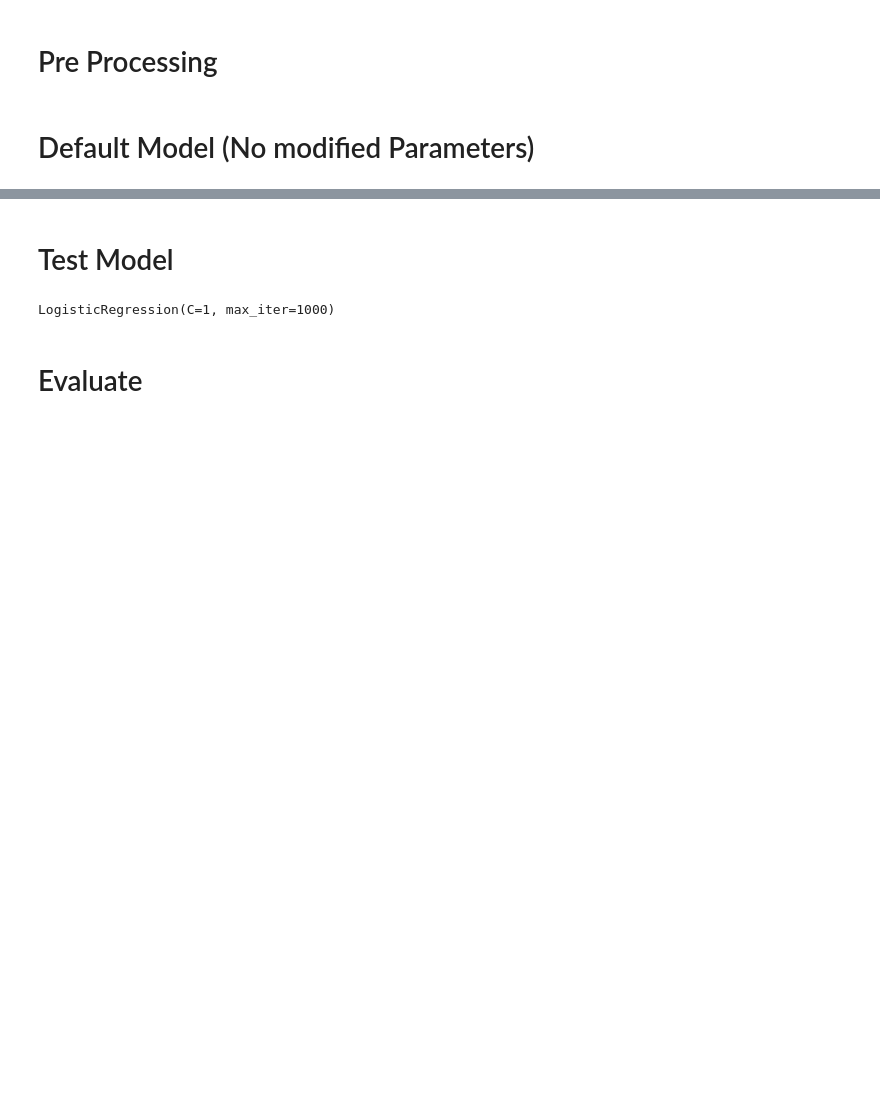
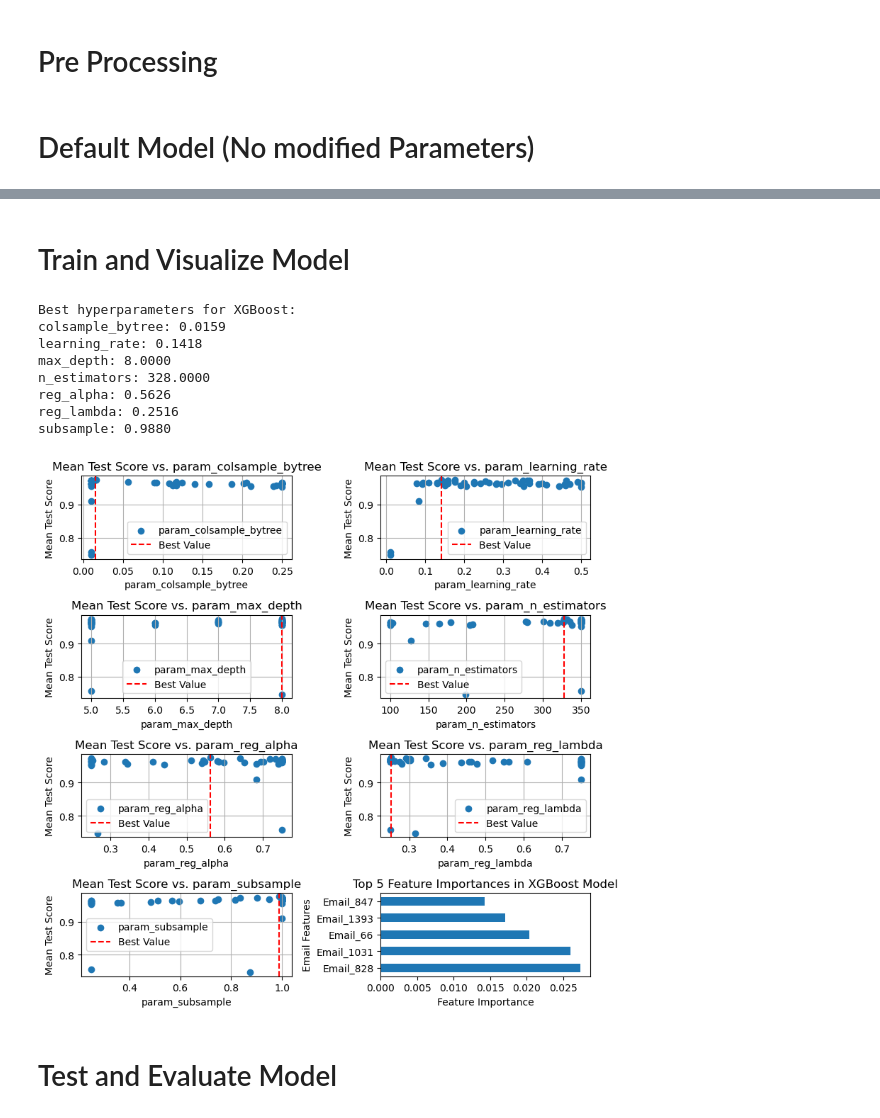
Before and after one commit to AnthonyDest/Spam-Email-Detection, a Jupyter notebook: general.ipynb, the cells around one changed output, grey strips where cells are left out. Cells and saved outputs as stored; diff of their text form; code cells hidden in the pictures; blank space fills up the shorter version.

```diff
--- a/general.ipynb
+++ b/general.ipynb
@@ -24,9 +26,7 @@ X_train, X_test, y_train, y_test = train_test_split(x_vectorized, y, test_size=0
 # Default Model (No modified Parameters)
 # %%
 # Example of a basic logistic regression model
-from sklearn.linear_model import LogisticRegression
 
-
-basic_model = LogisticRegression()
+basic_model = XGBClassifier()
 basic_model.fit(X_train, y_train)
 # %% [output]
@@ -38,13 +97,68 @@ LogisticRegression()
+# %% [markdown]
+# Train and Visualize Model
+# %%
+# Get the best hyperparameters for XGBoost
+best_params_xgb = xgb_search.best_params_
+
+# Train XGBoost with the best hyperparameters
+xgb_best = XGBClassifier(**best_params_xgb)
+xgb_best.fit(X_train, y_train)
+
+print("Best hyperparameters for XGBoost:")
+for param, value in best_params_xgb.items():
+    print(f"{param}: {value:.4f}")
+
+# Convert cv_results_ to DataFrame
+cv_results_df = pd.DataFrame(xgb_search.cv_results_)
+
+# Extract relevant columns except 'max_depth'
+# param_columns = [col for col in cv_results_df.columns if col.startswith("param_") and col != "param_max_depth"]
+param_columns = [col for col in cv_results_df.columns if col.startswith("param_")]
+mean_test_score = cv_results_df["mean_test_score"]
+
+# Plot the data for each hyperparameter separately
+fig, axes = plt.subplots(4, 2, figsize=(8, 8))
+
+for i, param_col in enumerate(param_columns):
+    row = i // 2
+    col = i % 2
+
+    ax = axes[row, col]
+    # ax.plot(cv_results_df[param_col], mean_test_score, marker='o', label=param_col)
+    ax.scatter(cv_results_df[param_col], mean_test_score, label=param_col)
+
+    # Highlight the best value
+    best_index = cv_results_df["mean_test_score"].idxmax()
+    best_value = cv_results_df[param_col][best_index]
+    ax.axvline(x=best_value, color='r', linestyle='--', label='Best Value')
+
+    ax.set_xlabel(param_col)
+    ax.set_ylabel("Mean Test Score")
+    ax.set_title("Mean Test Score vs. " + param_col)
+    ax.legend()
+    ax.grid(True)
+
+temp_index = [f"Email_{i}" for i in range(len(xgb_best.feature_importances_))]
+feat_importances = pd.Series(xgb_best.feature_importances_, index=temp_index)
+feat_importances.nlargest(5).plot(kind='barh', ax=axes[-1, -1])
+axes[-1, -1].set_xlabel('Feature Importance')
+axes[-1, -1].set_ylabel('Email Features')
+axes[-1, -1].set_title('Top 5 Feature Importances in XGBoost Model')
+
+plt.tight_layout()
+plt.show()
+# %% [output]
+Best hyperparameters for XGBoost:
+colsample_bytree: 0.0159
+learning_rate: 0.1418
+max_depth: 8.0000
+n_estimators: 328.0000
+reg_alpha: 0.5626
+reg_lambda: 0.2516
+subsample: 0.9880
+[figure, added]
 # %% [markdown]
-# Test Model
+# Test and Evaluate Model
-# %%
-# zz insert model code here
-best_model = LogisticRegression(C=1, max_iter=1000)
-best_model.fit(X_train, y_train)
-# %% [output]
-LogisticRegression(C=1, max_iter=1000)
-# %% [markdown]
-# Evaluate
 # %%
 # Default Model:
 basic_model_pred = basic_model.predict(X_test)
```
Also changed, not shown: parts of 6 cells of this notebook.
